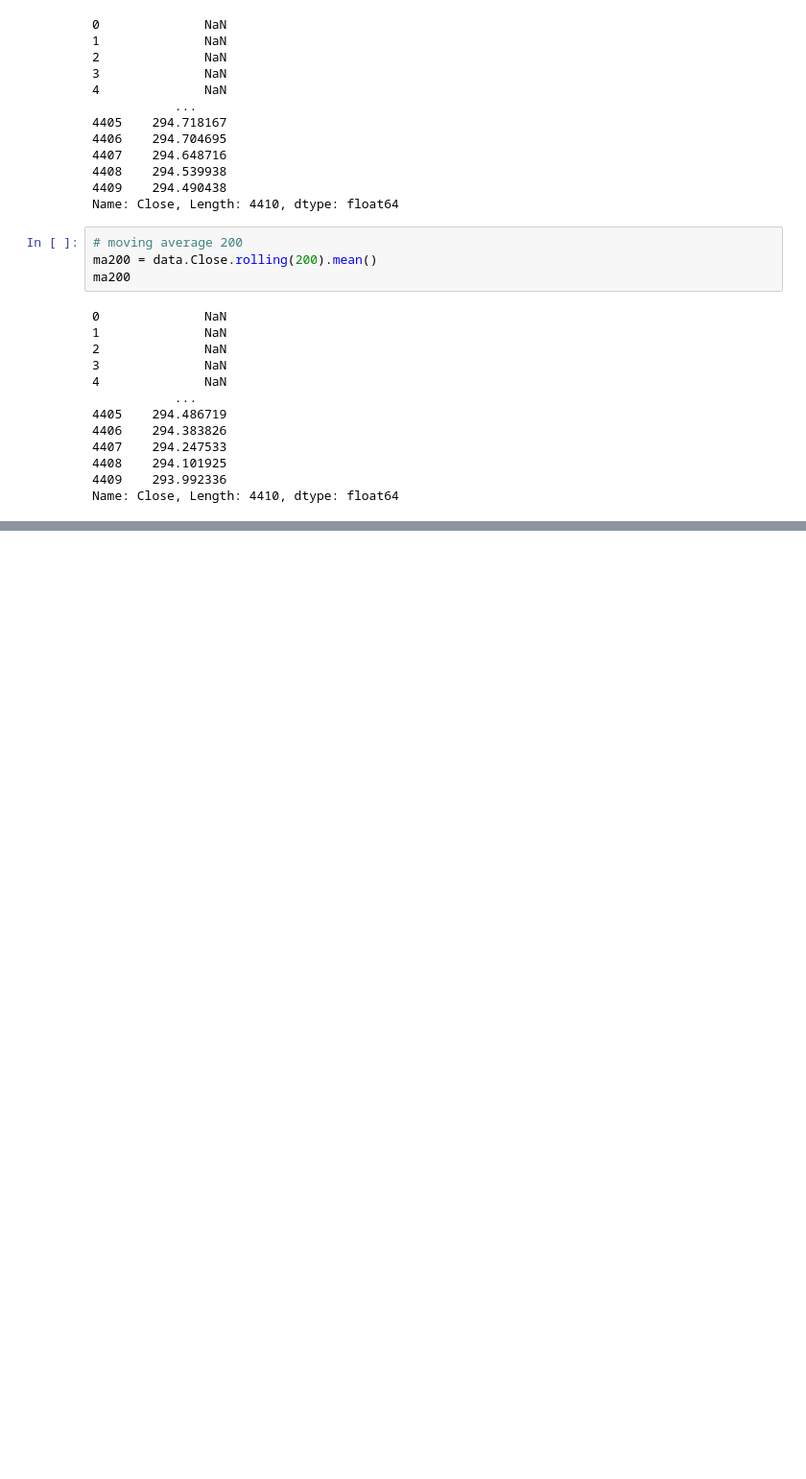
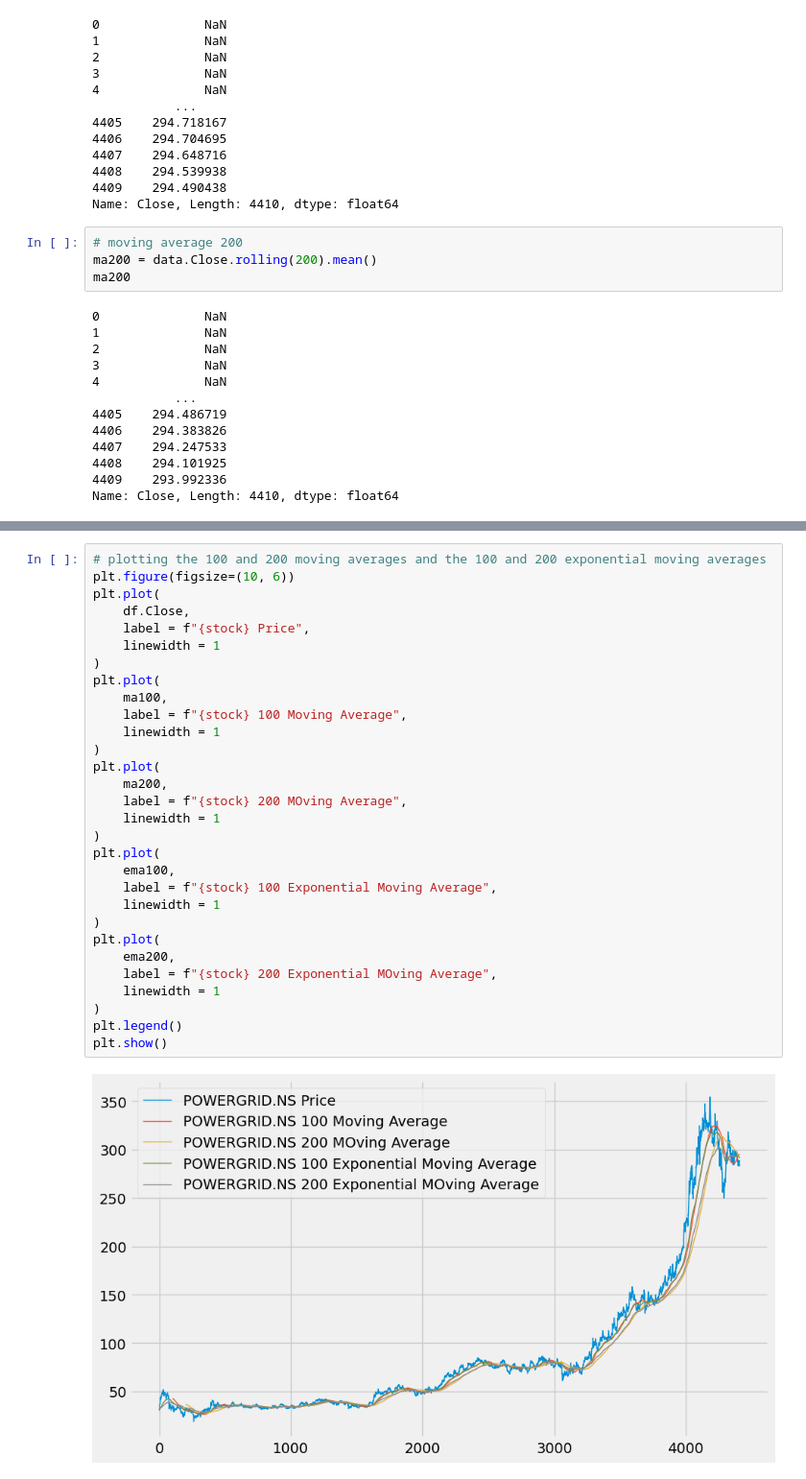
Before and after one commit to kamijoseph/LSTM-Stocks-Price, a Jupyter notebook: notebooks/main.ipynb, the cells around one changed output, grey strips where cells are left out. Shown at 96% size. Saved outputs shown, nothing was run; the diff lists cells and outputs as text; blank space fills up the shorter version.

```diff
--- a/notebooks/main.ipynb
+++ b/notebooks/main.ipynb
@@ -323,0 +404,32 @@ plt.show()
+# %%
+# plotting the 100 and 200 moving averages and the 100 and 200 exponential moving averages
+plt.figure(figsize=(10, 6))
+plt.plot(
+    df.Close,
+    label = f"{stock} Price",
+    linewidth = 1
+)
+plt.plot(
+    ma100,
+    label = f"{stock} 100 Moving Average",
+    linewidth = 1
+)
+plt.plot(
+    ma200,
+    label = f"{stock} 200 MOving Average",
+    linewidth = 1
+)
+plt.plot(
+    ema100,
+    label = f"{stock} 100 Exponential Moving Average",
+    linewidth = 1
+)
+plt.plot(
+    ema200,
+    label = f"{stock} 200 Exponential MOving Average",
+    linewidth = 1
+)
+plt.legend()
+plt.show()
+# %% [output]
+[figure, added]
```
Also changed, not shown: parts of 6 cells of this notebook.
